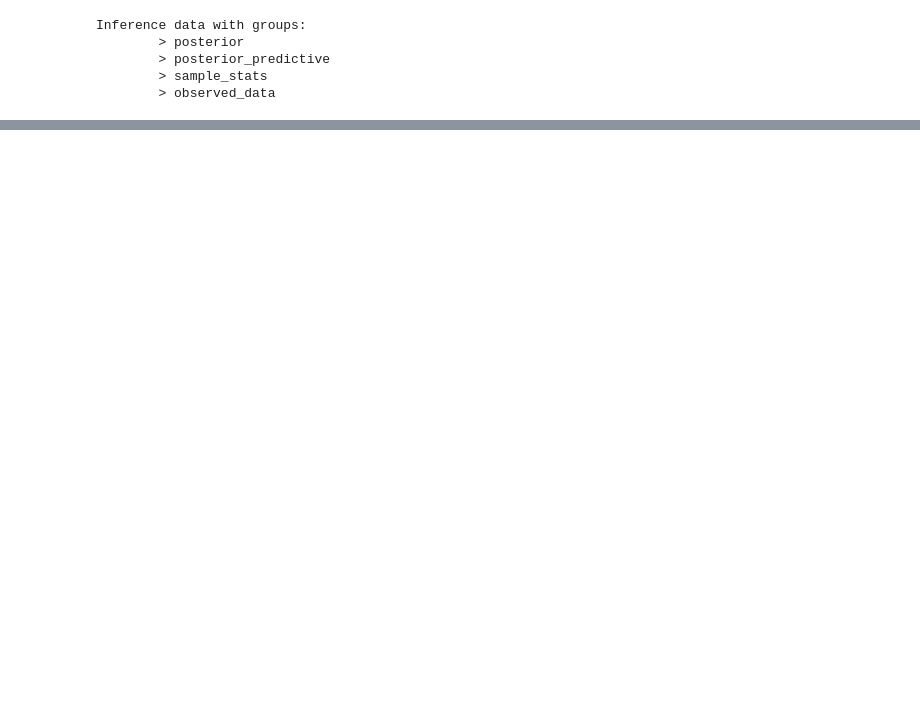
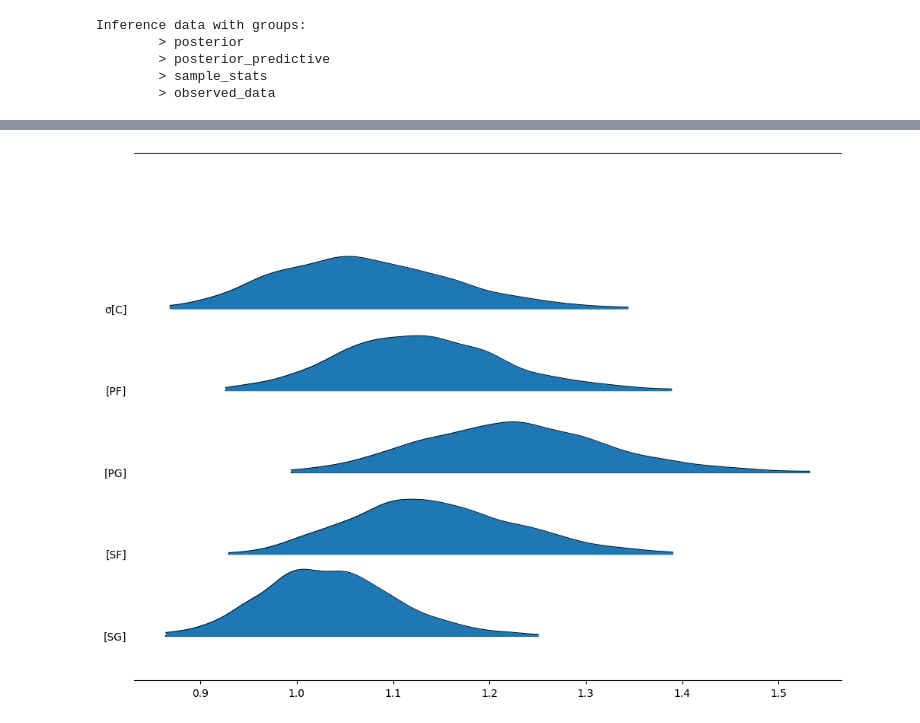
Before and after one commit to cy-rules/Data-Science, a Jupyter notebook: CyruRuleU4proj.ipynb, the cells around one changed output, grey strips where cells are left out. Saved outputs shown, nothing was run; the diff lists cells and outputs as text; code cells hidden in the pictures; blank space fills up the shorter version.

```diff
--- a/CyruRuleU4proj.ipynb
+++ b/CyruRuleU4proj.ipynb
@@ -390,0 +432,9 @@ This is weird, because if I jsut look at what the bulk of the individual posteri
+# %%
+#plots the middle 99.7% of each amino acids' posterior distribution of the mean
+#why 99.7%? No reason, just seems like a good number to me.
+#Feel free to pick your own hdi %; the default is 94%.
+axes = az.plot_forest(idata_salary, kind="ridgeplot",
+                      var_names='σ',
+                      combined=True, figsize=(12, 9), hdi_prob=0.997)
+# %% [output]
+[figure, added]
```
Also changed, not shown: parts of 21 cells of this notebook.
